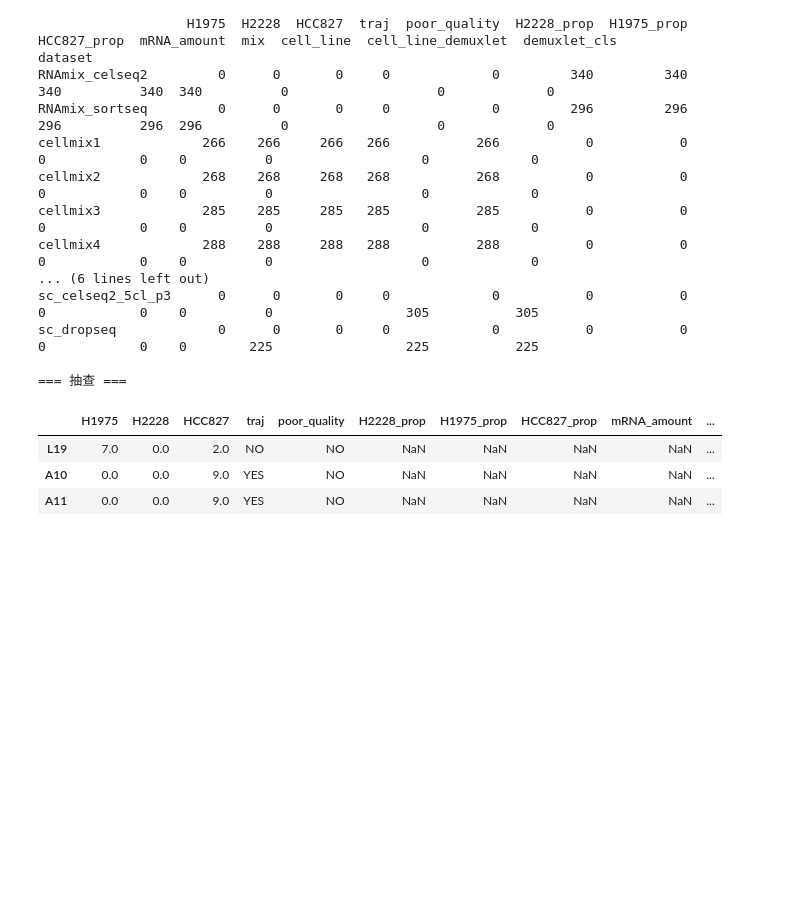
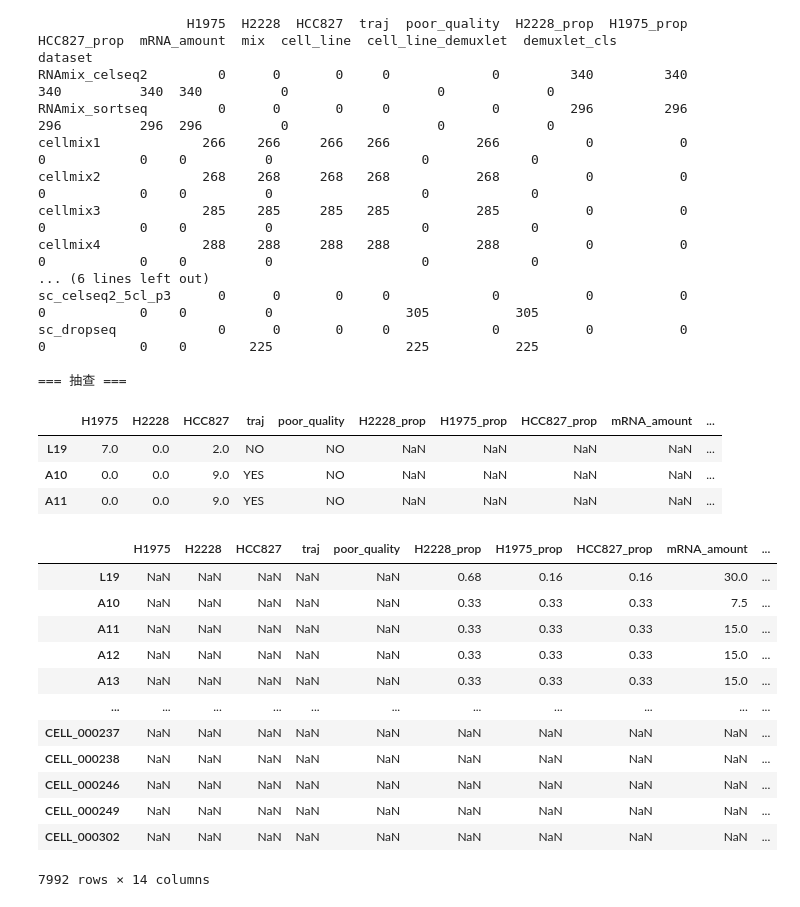
Before and after one commit to juychen/RUVDEG, a Jupyter notebook: GSE118767.ipynb, the cells around one changed output. Cells and saved outputs as stored; diff of their text form; code cells hidden in the pictures; blank space fills up the shorter version.

```diff
--- a/GSE118767.ipynb
+++ b/GSE118767.ipynb
@@ -81,3 +78,19 @@ sc_dropseq             0      0       0     0             0           0
 | L19 | 7.0 | 0.0 | 2.0 | NO | NO | NaN | NaN | NaN | NaN | ... |
 | A10 | 0.0 | 0.0 | 9.0 | YES | NO | NaN | NaN | NaN | NaN | ... |
 | A11 | 0.0 | 0.0 | 9.0 | YES | NO | NaN | NaN | NaN | NaN | ... |
+# %%
+labels
+# %% [output]
+|  | H1975 | H2228 | HCC827 | traj | poor_quality | H2228_prop | H1975_prop | HCC827_prop | mRNA_amount | ... |
+| L19 | NaN | NaN | NaN | NaN | NaN | 0.68 | 0.16 | 0.16 | 30.0 | ... |
+| A10 | NaN | NaN | NaN | NaN | NaN | 0.33 | 0.33 | 0.33 | 7.5 | ... |
+| A11 | NaN | NaN | NaN | NaN | NaN | 0.33 | 0.33 | 0.33 | 15.0 | ... |
+| A12 | NaN | NaN | NaN | NaN | NaN | 0.33 | 0.33 | 0.33 | 15.0 | ... |
+| A13 | NaN | NaN | NaN | NaN | NaN | 0.33 | 0.33 | 0.33 | 15.0 | ... |
+| ... | ... | ... | ... | ... | ... | ... | ... | ... | ... | ... |
+| CELL_000237 | NaN | NaN | NaN | NaN | NaN | NaN | NaN | NaN | NaN | ... |
+| CELL_000238 | NaN | NaN | NaN | NaN | NaN | NaN | NaN | NaN | NaN | ... |
+| CELL_000246 | NaN | NaN | NaN | NaN | NaN | NaN | NaN | NaN | NaN | ... |
+| CELL_000249 | NaN | NaN | NaN | NaN | NaN | NaN | NaN | NaN | NaN | ... |
+| CELL_000302 | NaN | NaN | NaN | NaN | NaN | NaN | NaN | NaN | NaN | ... |
+7992 rows × 14 columns
```
Also changed, not shown: parts of 6 cells of this notebook, 3 other files.
